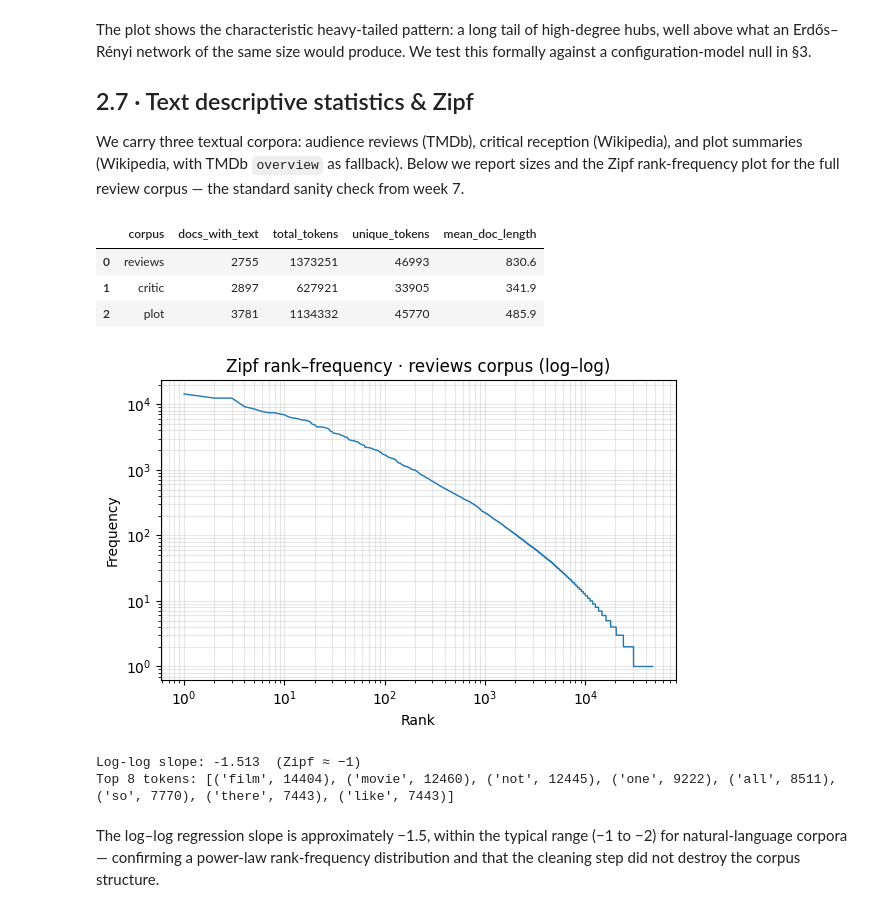
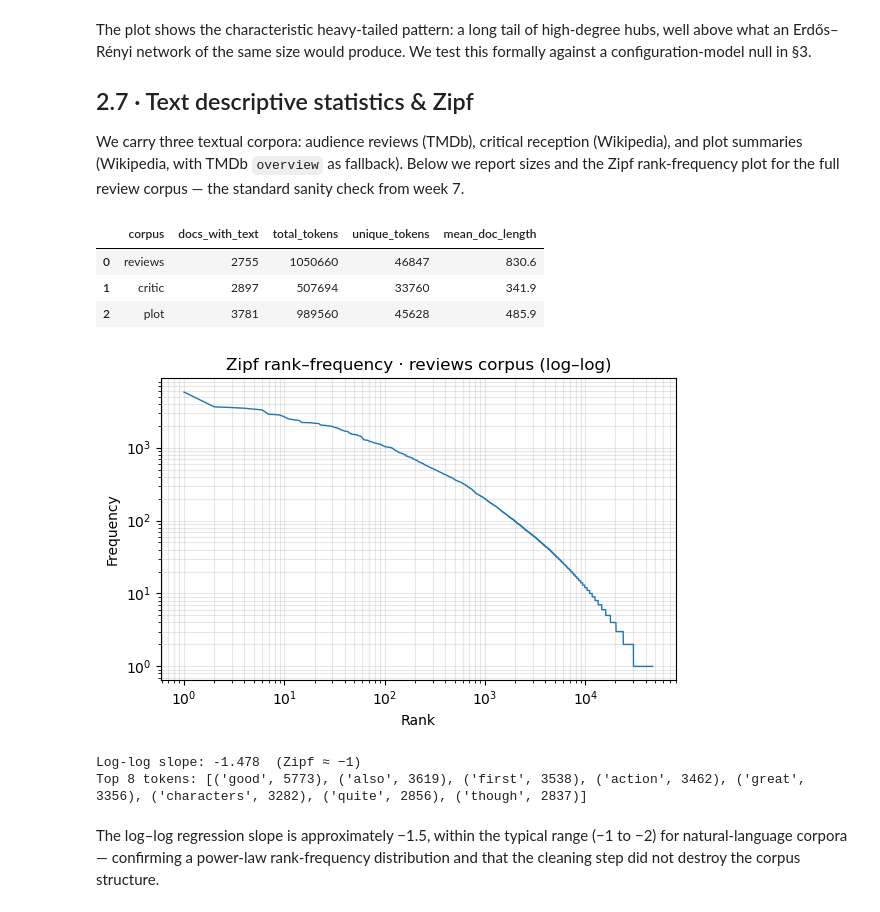
Before and after one commit to Alfred-Aqraou/CSS-final-project, a Jupyter notebook: Analysis.ipynb, the cells around one changed output. Saved outputs shown, nothing was run; the diff lists cells and outputs as text; code cells hidden in the pictures.

```diff
--- a/Analysis.ipynb
+++ b/Analysis.ipynb
@@ -560,36 +563,63 @@ they them we you i s t re ve ll d m""".split())
 
 def clean(t):
     """Lower-case, strip wiki/HTML markup, keep letters and spaces."""
     if pd.isna(t): return ""
     t = re.sub(r"\[\[|\]\]|\{\{[^}]*\}\}|<[^>]+>|=+[^=]+=+", " ", str(t))
     t = re.sub(r"[^a-z\s]", " ", t.lower())
     return re.sub(r"\s+", " ", t).strip()
 
 def reviews_text(v):
     return " ".join(str(x) for x in parse_list(v)) if not pd.isna(v) else ""
 
+import nltk as _nltk_sw_loader; _nltk_sw_loader.download("stopwords", quiet=True)
+from nltk.corpus import stopwords as _nltk_sw
+BASE_STOP = BASE_STOP | set(_nltk_sw.words("english"))
+
+# Targeted stop-word extension — three principled groups:
+#   (1) Plot-neutral verbs: appear in any narrative regardless of genre or
+#       success level, so they carry no discriminative TF-IDF signal.
+#   (2) Review meta-language: describe the evaluation system, not the film.
+#   (3) Corpus-ubiquitous nouns and hedges: appear in virtually every movie
+#       description or review and add no discriminative signal (legacy STOP_WORDS).
+TARGETED_STOPS = {
+    # (1) plot-neutral action verbs
+    "get", "go", "make", "take", "come", "see",
+    "know", "say", "tell", "give", "find", "use",
+    "look", "want", "try", "leave", "call",
+    # (2) review meta-language and rating-platform safety net
+    "gave", "gives", "saying", "says", "felt", "feels",
+    "rotten", "tomatoes", "holds", "rating", "rated",
+    "unfavorable", "favorable", "four", "five",
+    # (3) corpus-ubiquitous nouns and hedges
+    "film", "movie", "story", "character",
+    "one", "two", "man", "woman", "time",
+    "day", "year", "way", "thing", "asgard",
+    "what", "very", "even", "still", "much",
+    "many", "well", "just", "like", "really",
+}
+BASE_STOP = BASE_STOP | TARGETED_STOPS
 m["rev_text"]  = m["reviews"].map(reviews_text).map(clean)
 m["crit_text"] = m["wiki_critical_response"].map(clean)
 m["plot_text"] = m["wiki_plot"].fillna(m["overview"]).map(clean)
 
 corpora = {"reviews": "rev_text", "critic": "crit_text", "plot": "plot_text"}
 rows = []
 for name, col in corpora.items():
     docs = m[col].tolist()
     tokens = [t for d in docs for t in d.split() if t and t not in BASE_STOP]
     rows.append({
         "corpus":          name,
         "docs_with_text":  int(m[col].str.len().gt(0).sum()),
         "total_tokens":    len(tokens),
         "unique_tokens":   len(set(tokens)),
         "mean_doc_length": round(np.mean([len(d.split()) for d in docs if d]), 1),
     })
 display(pd.DataFrame(rows))
 # %% [output]
 |  | corpus | docs_with_text | total_tokens | unique_tokens | mean_doc_length |
-| 0 | reviews | 2755 | 1373251 | 46993 | 830.6 |
-| 1 | critic | 2897 | 627921 | 33905 | 341.9 |
-| 2 | plot | 3781 | 1134332 | 45770 | 485.9 |
+| 0 | reviews | 2755 | 1050660 | 46847 | 830.6 |
+| 1 | critic | 2897 | 507694 | 33760 | 341.9 |
+| 2 | plot | 3781 | 989560 | 45628 | 485.9 |
 # %%
 # §2.7 — Zipf rank-frequency plot for the reviews corpus
 rev_tokens = [t for d in m["rev_text"] for t in d.split() if t and t not in BASE_STOP]
@@ -610,9 +640,9 @@ slope, _ = np.polyfit(np.log(ranks), np.log(freqs), 1)
 print(f"Log-log slope: {slope:.3f}  (Zipf ≈ −1)")
 print(f"Top 8 tokens: {counts.most_common(8)}")
 # %% [output]
-[figure, old version]
+[figure, new version]
-Log-log slope: -1.513  (Zipf ≈ −1)
-Top 8 tokens: [('film', 14404), ('movie', 12460), ('not', 12445), ('one', 9222), ('all', 8511), ('so', 7770), ('there', 7443), ('like', 7443)]
+Log-log slope: -1.478  (Zipf ≈ −1)
+Top 8 tokens: [('good', 5773), ('also', 3619), ('first', 3538), ('action', 3462), ('great', 3356), ('characters', 3282), ('quite', 2856), ('though', 2837)]
 # %% [markdown]
 The log–log regression slope is approximately −1.5, within the typical range (−1 to −2) for natural-language corpora — confirming a power-law rank-frequency distribution and that the cleaning step did not destroy the corpus structure.
 # %% [markdown]
```
Also changed, not shown: parts of 16 cells of this notebook, 5 other files.
